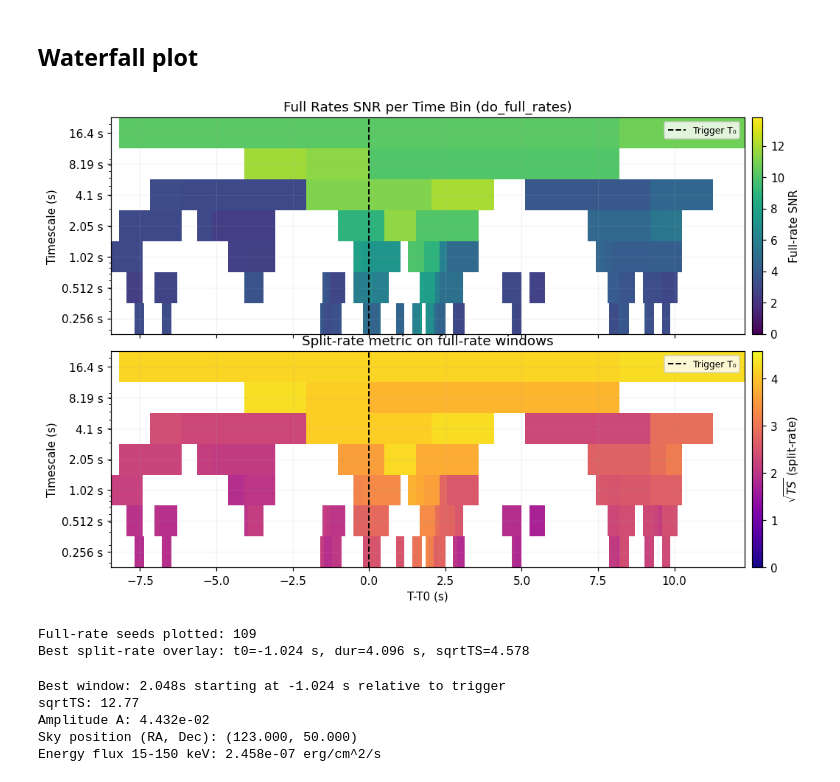
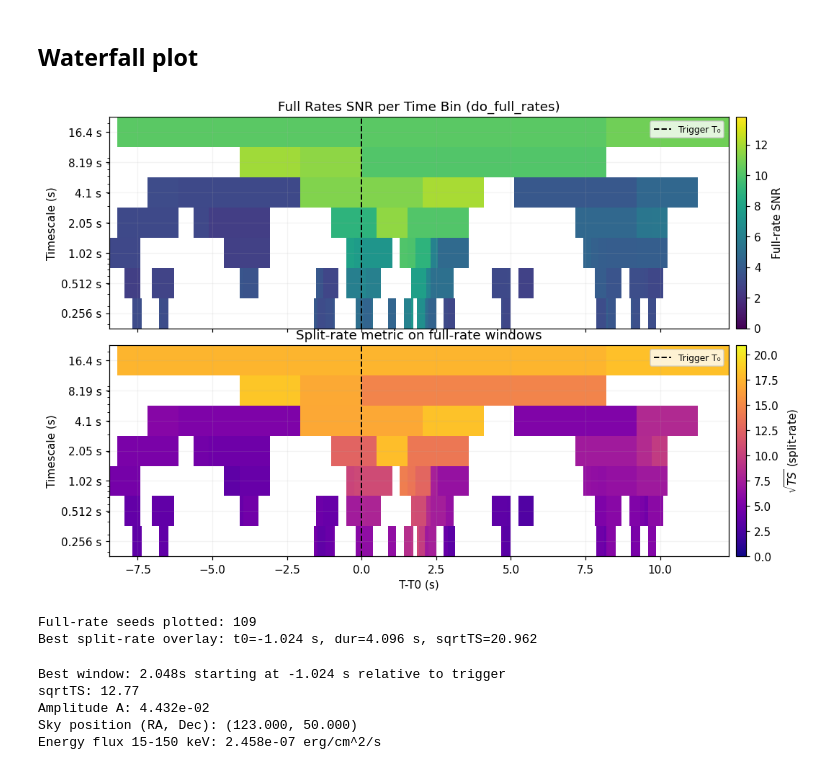
Before and after one commit to AndreaCozzumbo/acme_tutorials, a Jupyter notebook: nitrates/nitrates.ipynb, the cells around one changed output. Drawn from its saved outputs; the diff is of its cells as text; code cells hidden in the pictures.

```diff
--- a/nitrates/nitrates.ipynb
+++ b/nitrates/nitrates.ipynb
@@ -59,7 +56,7 @@ from nitrates.llh_analysis import parse_bkg_csv, LLH_webins2, NLLH_ScipyMinimize
 logging.basicConfig(level=logging.WARNING)
 
 # Use the explicit local response directory
-resp_dir = Path('/Users/sjs8171/Desktop/NITRATES/tests/nitrates_resp_dir').resolve()
+resp_dir = Path(f'/Users/{user_name}/Desktop/NITRATES/tests/nitrates_resp_dir').resolve()
 if not resp_dir.exists():
     raise FileNotFoundError(f'NITRATES response directory not found: {resp_dir}')
 
@@ -1128,7 +1132,7 @@ if split_df is not None and ('timeID' in split_df.columns):
     split_ts_col = 'TS' if 'TS' in split_df.columns else ('sqrtTS' if 'sqrtTS' in split_df.columns else None)
     if split_ts_col is not None:
         if split_ts_col == 'TS':
-            split_df['sqrtTS_plot'] = np.sqrt(np.clip(split_df['TS'].astype(float), 0, None))
+            split_df['sqrtTS_plot'] = np.clip(split_df['TS'].astype(float), 0, None)
         else:
             split_df['sqrtTS_plot'] = split_df['sqrtTS'].astype(float)
         # keep best split-rate value per time bin
@@ -1207,36 +1211,36 @@ if patches_bottom:
     pc_bottom.set_clim(0, max(4.0, float(np.nanmax(colors_bottom))))
     ax_bottom.add_collection(pc_bottom)
     plt.colorbar(pc_bottom, ax=ax_bottom, label=r'$\sqrt{TS}$ (split-rate)', pad=0.01)
 
 ax_bottom.axvline(0.0, color='black', lw=1.3, ls='--', label='Trigger T₀')
 ax_bottom.set_yscale('log')
 ax_bottom.set_yticks(uniq_durs)
 ax_bottom.set_yticklabels([f'{d:.3g} s' for d in uniq_durs])
 ax_bottom.set_xlabel('T-T0 (s)')
 ax_bottom.set_ylabel('Timescale (s)')
 ax_bottom.set_title('Split-rate metric on full-rate windows')
 ax_bottom.grid(alpha=0.15)
 ax_bottom.legend(loc='upper right', fontsize=8)
 
 x_min = float(np.nanmin(seeds_df['t0_rel']))
 x_max = float(np.nanmax(seeds_df['t0_rel'] + seeds_df['dur']))
 ax_bottom.set_xlim(x_min, x_max)
 ax_bottom.set_ylim(y_edges[0], y_edges[-1])
 
 plt.tight_layout()
 plt.show()
 
 print(f"Full-rate seeds plotted: {len(seeds_df)}")
 if np.isfinite(seeds_df['sqrtTS_plot']).any():
     best_idx = int(np.nanargmax(seeds_df['sqrtTS_plot'].values))
     b = seeds_df.iloc[best_idx]
     print(f"Best split-rate overlay: t0={b['t0_rel']:+.3f} s, dur={b['dur']:.3f} s, sqrtTS={b['sqrtTS_plot']:.3f}")
 else:
     print('No split-rate overlay available (missing timeID/TS in rates outputs).')
 # %% [output]
-[figure, old version]
+[figure, new version]
 Full-rate seeds plotted: 109
-Best split-rate overlay: t0=-1.024 s, dur=4.096 s, sqrtTS=4.578
+Best split-rate overlay: t0=-1.024 s, dur=4.096 s, sqrtTS=20.962
 # %%
 best = max(results, key=lambda row: row['sqrtTS'])
 ra_best, dec_best = convert_theta_phi2radec(theta, phi, att_quat)
```
Also changed, not shown: parts of 16 cells of this notebook, 3 other files.
